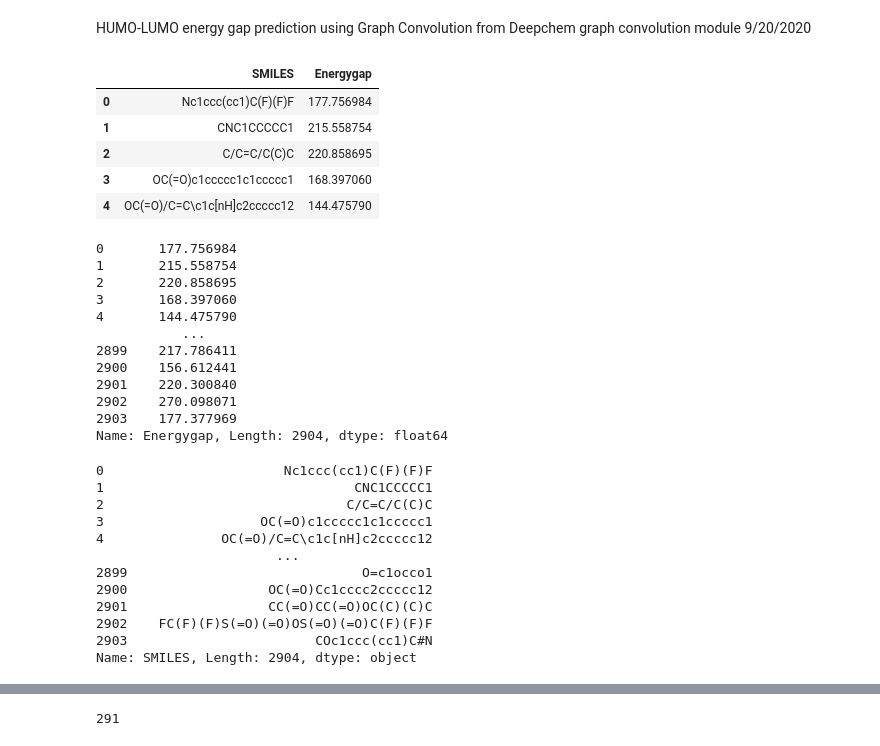
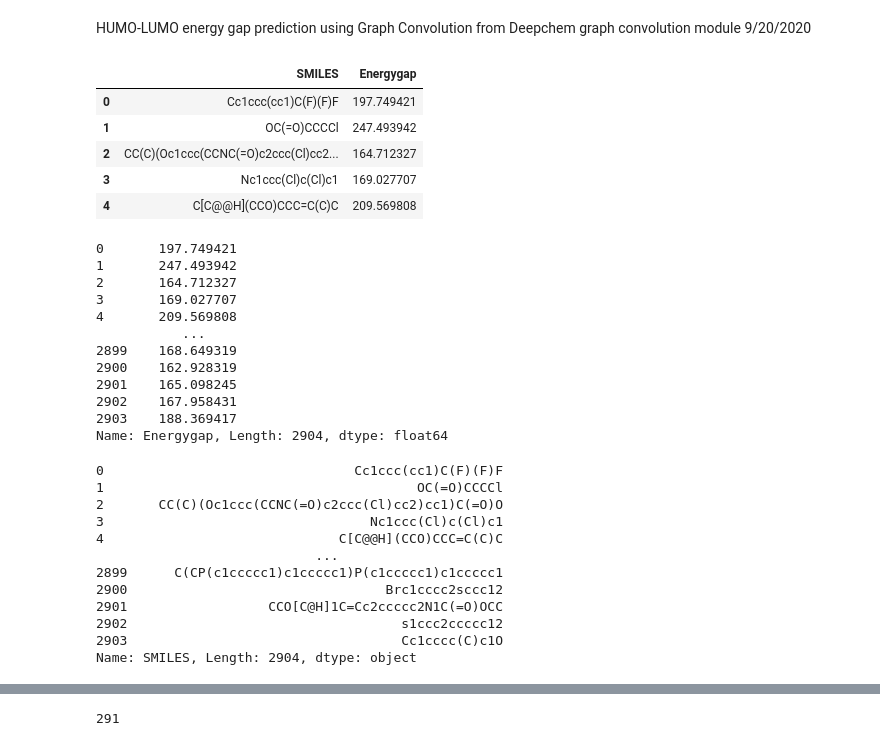
Before and after one commit to gashawmg/HOMO-LUMO-Enegry-gap-Prediction, a Jupyter notebook: Orbital_Energy_prediction using GraphConvolution.ipynb, the cells around one changed output, grey strips where cells are left out. Drawn from its saved outputs; the diff is of its cells as text; code cells hidden in the pictures.

```diff
--- a/Orbital_Energy_prediction using GraphConvolution.ipynb
+++ b/Orbital_Energy_prediction using GraphConvolution.ipynb
@@ -13,45 +13,45 @@ import matplotlib.pyplot as plt
 import pandas as pd
 import matplotlib.patches as mpatches
 # %%
-dataset = pd.read_excel('C:/Users/Gashaw/Documents/DataAndSoftware_S1-S4/Orbital_Energies_input_data.xlsx')
+dataset = pd.read_csv(r'D:/Orbital_Energies_input_data.csv')
 dataset.head()
 # %% [output]
 |  | SMILES | Energygap |
-| 0 | Nc1ccc(cc1)C(F)(F)F | 177.756984 |
-| 1 | CNC1CCCCC1 | 215.558754 |
-| 2 | C/C=C/C(C)C | 220.858695 |
-| 3 | OC(=O)c1ccccc1c1ccccc1 | 168.397060 |
-| 4 | OC(=O)/C=C\c1c[nH]c2ccccc12 | 144.475790 |
+| 0 | Cc1ccc(cc1)C(F)(F)F | 197.749421 |
+| 1 | OC(=O)CCCCl | 247.493942 |
+| 2 | CC(C)(Oc1ccc(CCNC(=O)c2ccc(Cl)cc2... | 164.712327 |
+| 3 | Nc1ccc(Cl)c(Cl)c1 | 169.027707 |
+| 4 | C[C@@H](CCO)CCC=C(C)C | 209.569808 |
 # %%
   X, y  = dataset['SMILES'], dataset['Energygap']
 # %%
 y
 # %% [output]
-0       177.756984
-1       215.558754
-2       220.858695
-3       168.397060
-4       144.475790
+0       197.749421
+1       247.493942
+2       164.712327
+3       169.027707
+4       209.569808
            ...
-2899    217.786411
-2900    156.612441
-2901    220.300840
-2902    270.098071
-2903    177.377969
+2899    168.649319
+2900    162.928319
+2901    165.098245
+2902    167.958431
+2903    188.369417
 Name: Energygap, Length: 2904, dtype: float64
 # %%
 X
 # %% [output]
-0                       Nc1ccc(cc1)C(F)(F)F
-1                                CNC1CCCCC1
-2                               C/C=C/C(C)C
-3                    OC(=O)c1ccccc1c1ccccc1
-4               OC(=O)/C=C\c1c[nH]c2ccccc12
-                       ...
-2899                              O=c1occo1
-2900                  OC(=O)Cc1cccc2ccccc12
-2901                  CC(=O)CC(=O)OC(C)(C)C
-2902    FC(F)(F)S(=O)(=O)OS(=O)(=O)C(F)(F)F
-2903                        COc1ccc(cc1)C#N
+0                                Cc1ccc(cc1)C(F)(F)F
+1                                        OC(=O)CCCCl
+2       CC(C)(Oc1ccc(CCNC(=O)c2ccc(Cl)cc2)cc1)C(=O)O
+3                                  Nc1ccc(Cl)c(Cl)c1
+4                              C[C@@H](CCO)CCC=C(C)C
+                            ...
+2899      C(CP(c1ccccc1)c1ccccc1)P(c1ccccc1)c1ccccc1
+2900                                 Brc1cccc2sccc12
+2901                  CCO[C@H]1C=Cc2ccccc2N1C(=O)OCC
+2902                                   s1ccc2ccccc12
+2903                                   Cc1cccc(C)c1O
 Name: SMILES, Length: 2904, dtype: object
 # %%
```
Also changed, not shown: parts of 6 cells of this notebook.
